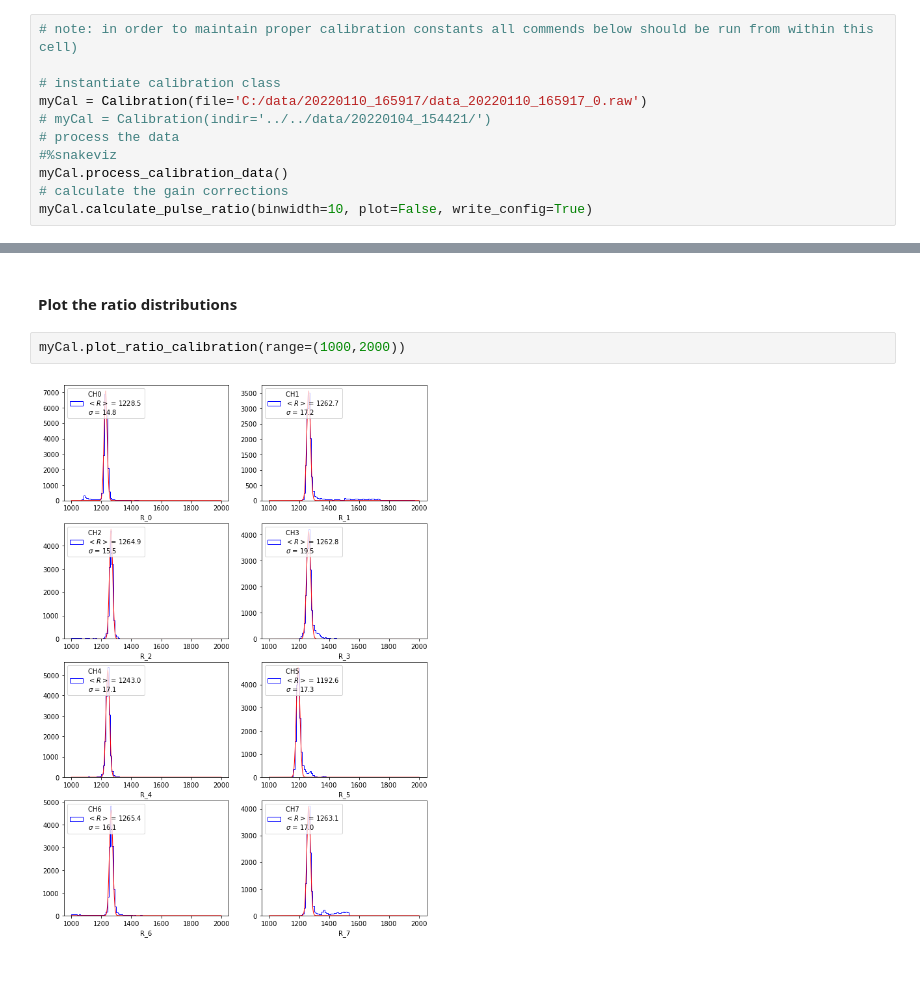
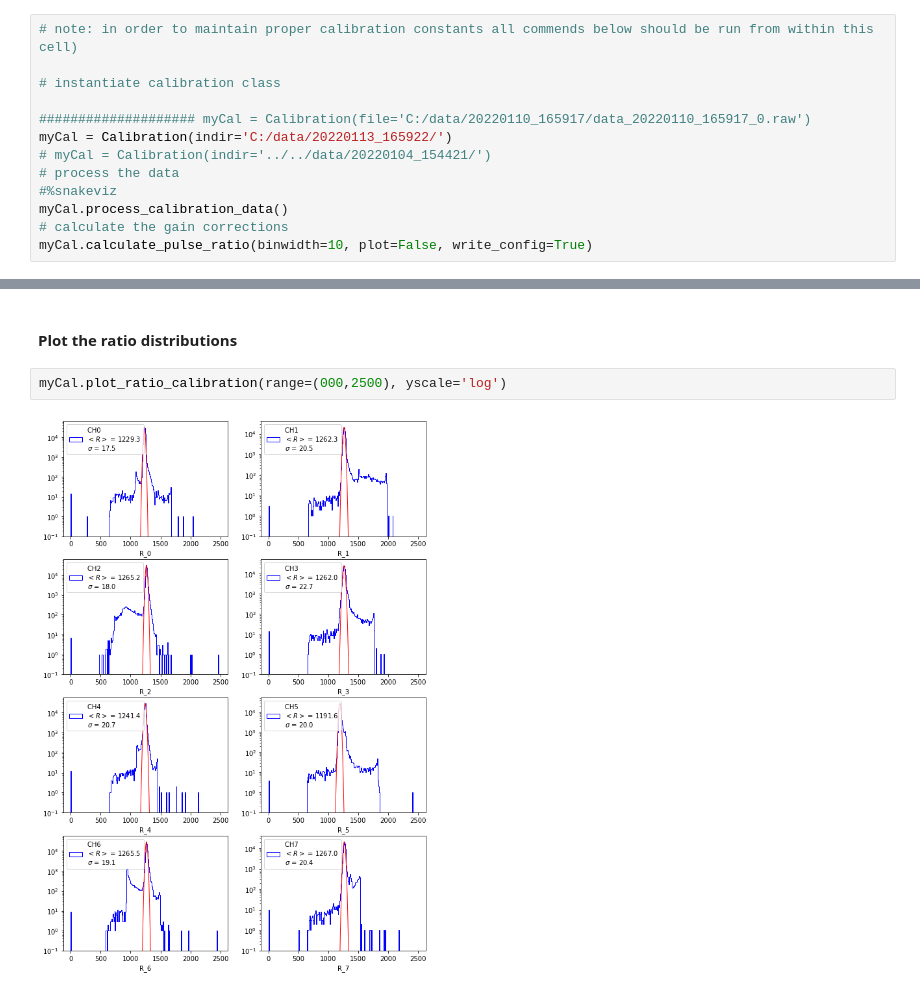
Before and after one commit to acolijn/DT5550_DAQ, a Jupyter notebook: analysis/RatioCalibration.ipynb, the cells around one changed output, grey strips where cells are left out. Drawn from its saved outputs; the diff is of its cells as text.

Commit message:
changes in the Calibration python file

```diff
--- a/analysis/RatioCalibration.ipynb
+++ b/analysis/RatioCalibration.ipynb
@@ -17,7 +17,9 @@ from scipy.signal import find_peaks
 # note: in order to maintain proper calibration constants all commends below should be run from within this cell)
 
 # instantiate calibration class
-myCal = Calibration(file='C:/data/20220110_165917/data_20220110_165917_0.raw')
+
+#################### myCal = Calibration(file='C:/data/20220110_165917/data_20220110_165917_0.raw')
+myCal = Calibration(indir='C:/data/20220113_165922/')
 # myCal = Calibration(indir='../../data/20220104_154421/')
 # process the data
 #%snakeviz
@@ -43,6 +48,6 @@ write_calibration:: calibration constants to  C:/data/20220110_165917\config_202
 # %% [markdown]
 #### Plot the ratio distributions
 # %%
-myCal.plot_ratio_calibration(range=(1000,2000))
+myCal.plot_ratio_calibration(range=(000,2500), yscale='log')
 # %% [output]
-[figure, old version]
+[figure, new version]
```
Also changed, not shown: parts of 1 cell of this notebook, 3 other files.
